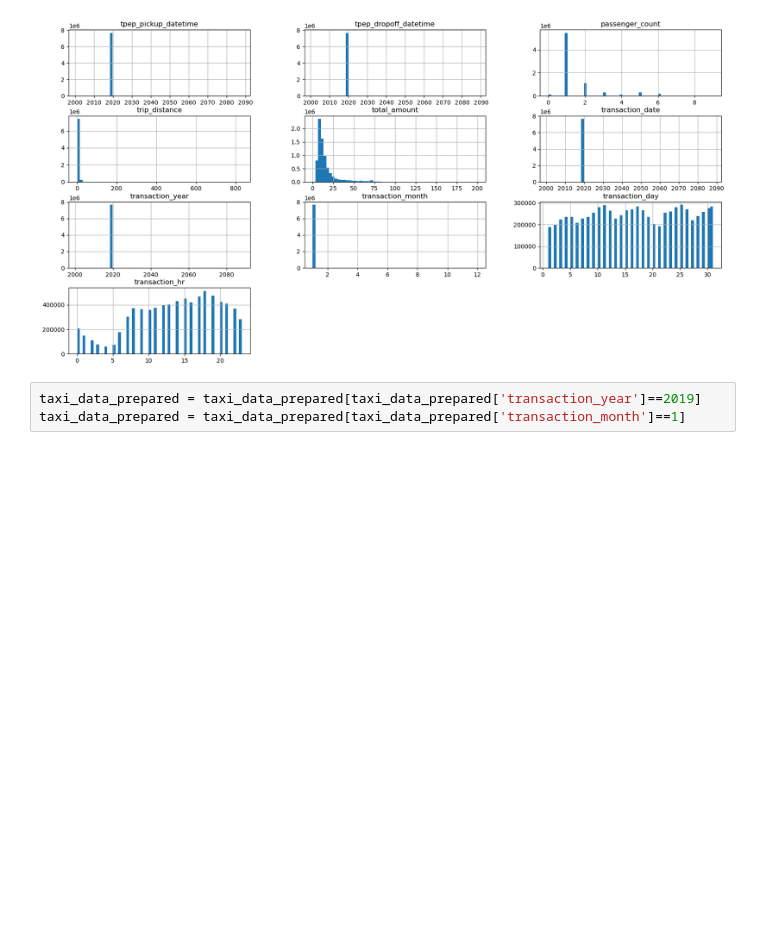
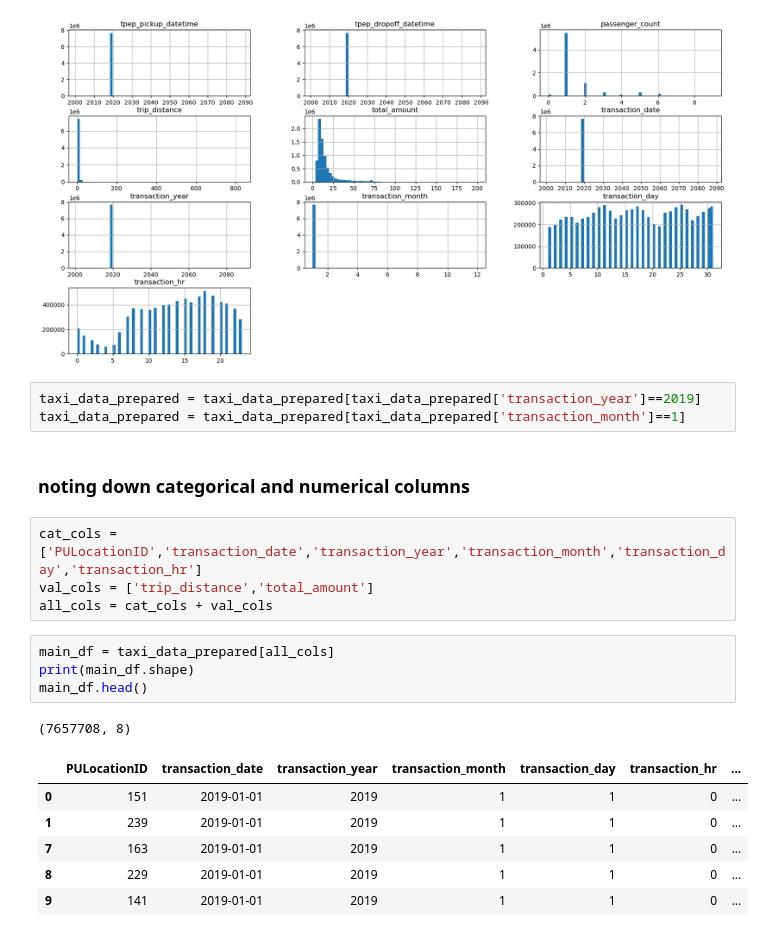
Before and after one commit to Alfej/Taxi-Data-Analysis, a Jupyter notebook: Presentable Notebook.ipynb, the cells around one changed output. Cells and saved outputs as stored; diff of their text form; blank space fills up the shorter version.

```diff
--- a/Presentable Notebook.ipynb
+++ b/Presentable Notebook.ipynb
@@ -322,3 +322,21 @@ array([[<Axes: title={'center': 'tpep_pickup_datetime'}>,
 # %%
 taxi_data_prepared = taxi_data_prepared[taxi_data_prepared['transaction_year']==2019]
 taxi_data_prepared = taxi_data_prepared[taxi_data_prepared['transaction_month']==1]
+# %% [markdown]
+### noting down categorical and numerical columns
+# %%
+cat_cols = ['PULocationID','transaction_date','transaction_year','transaction_month','transaction_day','transaction_hr']
+val_cols = ['trip_distance','total_amount']
+all_cols = cat_cols + val_cols
+# %%
+main_df = taxi_data_prepared[all_cols]
+print(main_df.shape)
+main_df.head()
+# %% [output]
+(7657708, 8)
+|  | PULocationID | transaction_date | transaction_year | transaction_month | transaction_day | transaction_hr | ... |
+| 0 | 151 | 2019-01-01 | 2019 | 1 | 1 | 0 | ... |
+| 1 | 239 | 2019-01-01 | 2019 | 1 | 1 | 0 | ... |
+| 7 | 163 | 2019-01-01 | 2019 | 1 | 1 | 0 | ... |
+| 8 | 229 | 2019-01-01 | 2019 | 1 | 1 | 0 | ... |
+| 9 | 141 | 2019-01-01 | 2019 | 1 | 1 | 0 | ... |
```
Also changed, not shown: parts of 4 cells of this notebook.
